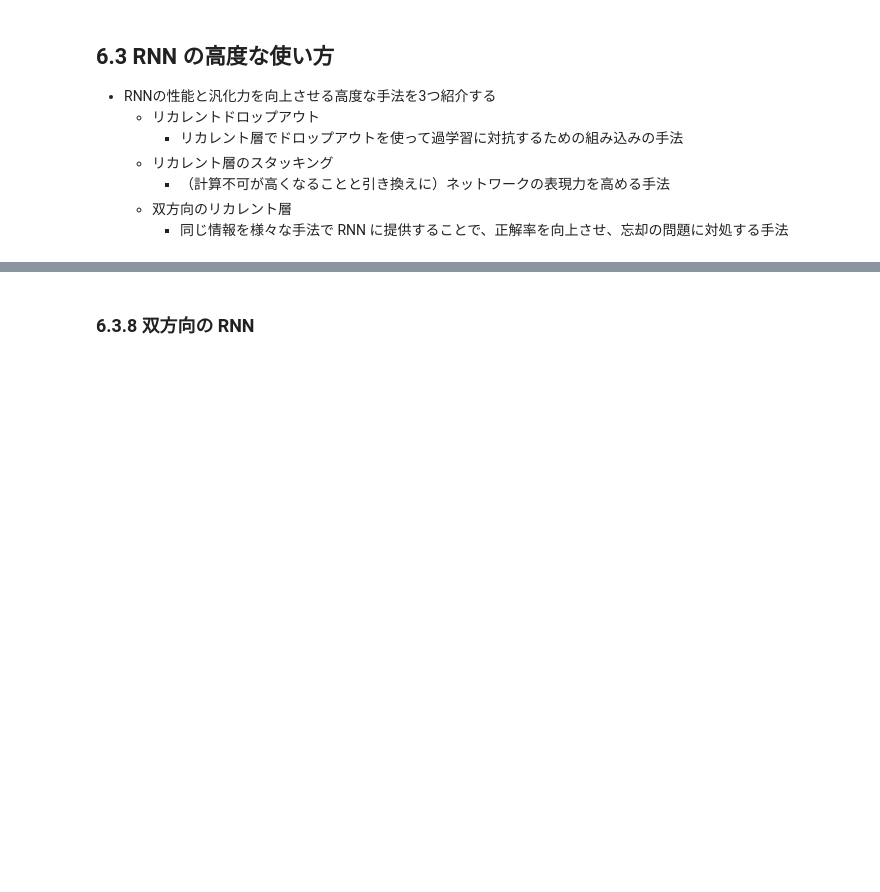
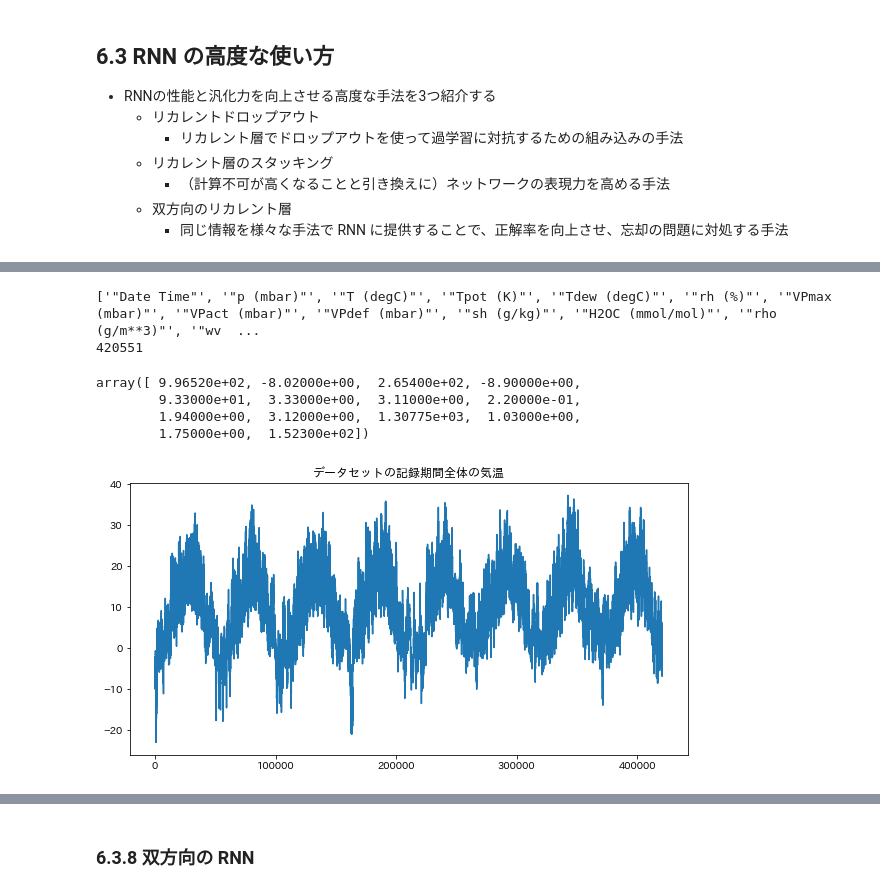
Before and after one commit to arigedon/dl-with-python, a Jupyter notebook: keras_rnn.ipynb, the cells around one changed output, grey strips where cells are left out. Saved outputs shown, nothing was run; the diff lists cells and outputs as text; code cells hidden in the pictures; blank space fills up the shorter version.

```diff
--- a/keras_rnn.ipynb
+++ b/keras_rnn.ipynb
@@ -27,0 +21,6 @@ for input_t in input_sequence:
+# %%
+# RNN のより詳細な擬似コード
+state_t = 0
+for input_t in input_sequence:
+    output_t = activation(dot(W, input_t) + dot(U, state_t) + b)
+    state_t = output_t
@@ -57,0 +190,45 @@ for input_t in input_sequence:
+# %%
+import os
+
+data_dir = "dataset"
+fname = os.path.join(data_dir, "jena_climate_2009_2016.csv")
+
+f = open(fname)
+data = f.read()
+f.close()
+
+lines = data.split("\n")
+header = lines[0].split(",")
+lines = lines[1:]
+
+print(header)
+print(len(lines))
+# %% [output]
+['"Date Time"', '"p (mbar)"', '"T (degC)"', '"Tpot (K)"', '"Tdew (degC)"', '"rh (%)"', '"VPmax (mbar)"', '"VPact (mbar)"', '"VPdef (mbar)"', '"sh (g/kg)"', '"H2OC (mmol/mol)"', '"rho (g/m**3)"', '"wv  ...
+420551
+# %%
+import numpy as np
+
+float_data = np.zeros((len(lines), len(header)-1))
+for i, line in enumerate(lines):
+    values = [float(x) for x in line.split(',')[1:]]
+    float_data[i, :] = values
+
+float_data[0]
+# %% [output]
+array([ 9.96520e+02, -8.02000e+00,  2.65400e+02, -8.90000e+00,
+        9.33000e+01,  3.33000e+00,  3.11000e+00,  2.20000e-01,
+        1.94000e+00,  3.12000e+00,  1.30775e+03,  1.03000e+00,
+        1.75000e+00,  1.52300e+02])
+# %%
+%matplotlib inline
+import  matplotlib.pyplot as plt
+
+temp = float_data[:, 1]  # 気温（摂氏）
+
+plt.figure(figsize=(10,5))
+plt.plot(range(len(temp)), temp)
+plt.title("データセットの記録期間全体の気温")
+plt.show()
+# %% [output]
+[figure, added]
```
Also changed, not shown: parts of 52 cells of this notebook.
